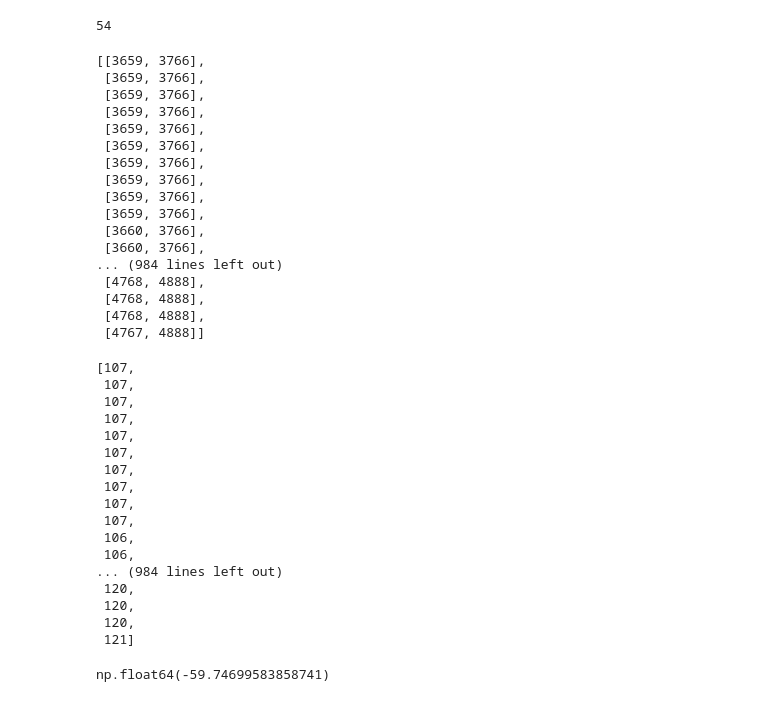
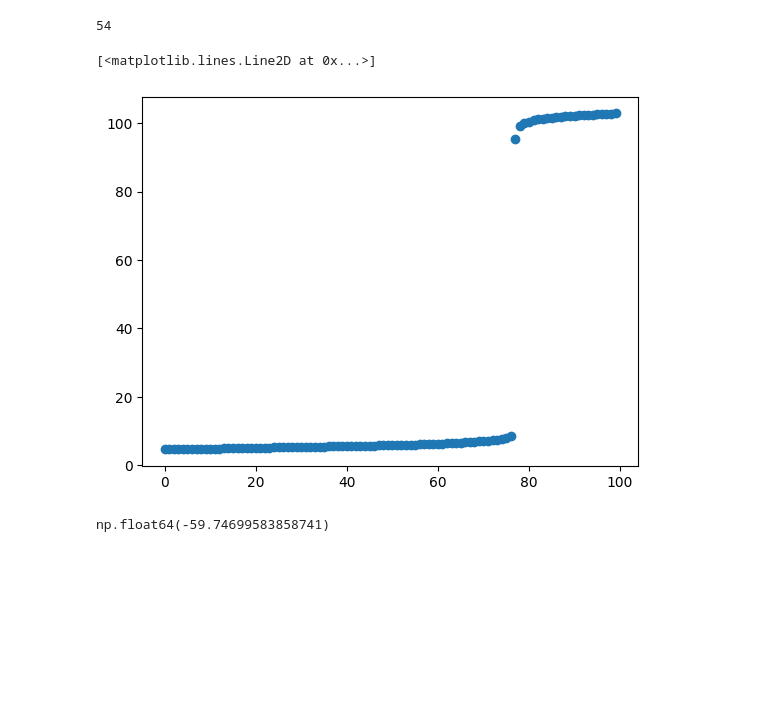
Before and after one commit to hhsherlock/Spiking_NN, a Jupyter notebook: HH_original/run_original.ipynb, the cells around one changed output. Saved outputs shown, nothing was run; the diff lists cells and outputs as text; code cells hidden in the pictures; blank space fills up the shorter version.

```diff
--- a/HH_original/run_original.ipynb
+++ b/HH_original/run_original.ipynb
@@ -142,43 +117,8 @@ for c in np.arange(2.5, 3.5, 0.001):
-# %%
-starts_ends
-# %% [output]
-[[3659, 3766],
- [3659, 3766],
- [3659, 3766],
- [3659, 3766],
- [3659, 3766],
- [3659, 3766],
- [3659, 3766],
- [3659, 3766],
- [3659, 3766],
- [3659, 3766],
- [3660, 3766],
- [3660, 3766],
-... (984 lines left out)
- [4768, 4888],
- [4768, 4888],
- [4768, 4888],
- [4767, 4888]]
-# %%
-fire_durations
-# %% [output]
-[107,
- 107,
- 107,
- 107,
- 107,
- 107,
- 107,
- 107,
- 107,
- 107,
- 106,
- 106,
-... (984 lines left out)
- 120,
- 120,
- 120,
- 121]
+# %%
+plt.plot(max_voltages, 'o')
+# %% [output]
+[<matplotlib.lines.Line2D at 0x...>]
+[figure, added]
 # %%
 max_voltages = [v-70 for v in max_voltages]
 # %%
```
Also changed, not shown: parts of 2 cells of this notebook, 7 other files.
